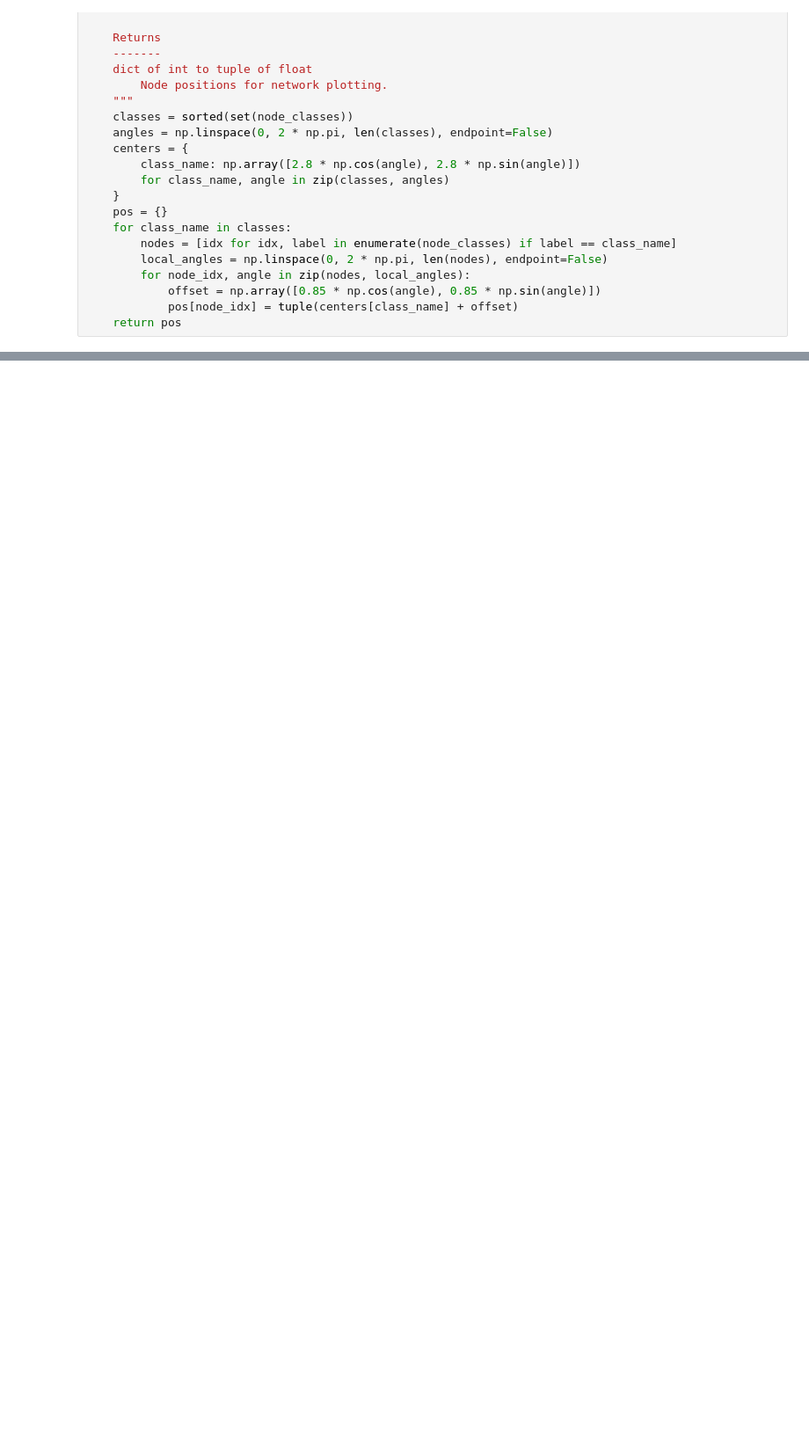
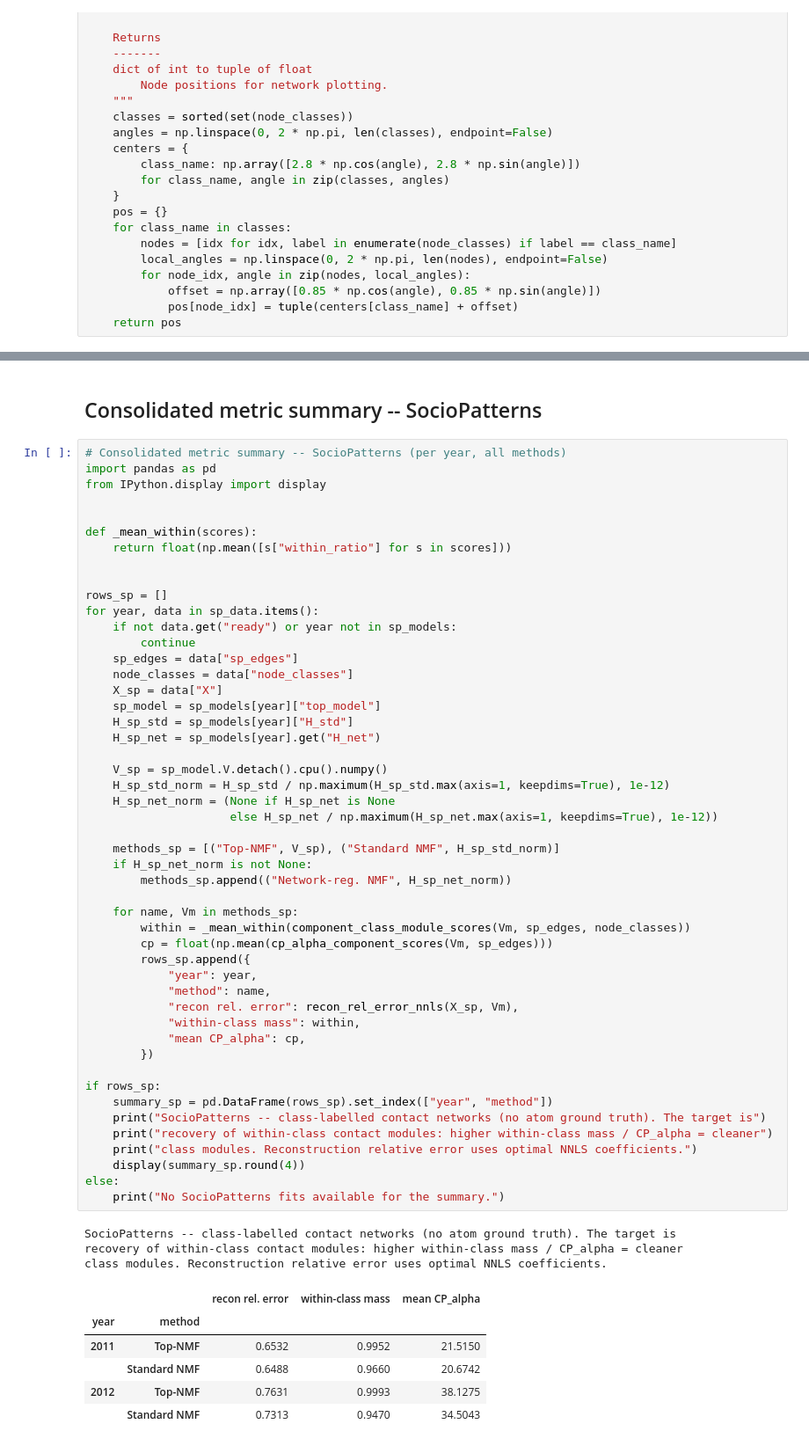
Before and after one commit to shizuo-kaji/TopNMF, a Jupyter notebook: notebook/Edge-weighted_Graph.ipynb, the cells around one changed output, grey strips where cells are left out. Shown at 88% size. Drawn from its saved outputs; the diff is of its cells as text; blank space fills up the shorter version.

```diff
--- a/notebook/Edge-weighted_Graph.ipynb
+++ b/notebook/Edge-weighted_Graph.ipynb
@@ -940,0 +1199,61 @@ SocioPatterns 2012 CP_alpha: Top-NMF mean=38.128, standard NMF mean=34.504, adva
+# %% [markdown]
+## Consolidated metric summary -- SocioPatterns
+# %%
+# Consolidated metric summary -- SocioPatterns (per year, all methods)
+import pandas as pd
+from IPython.display import display
+
+
+def _mean_within(scores):
+    return float(np.mean([s["within_ratio"] for s in scores]))
+
+
+rows_sp = []
+for year, data in sp_data.items():
+    if not data.get("ready") or year not in sp_models:
+        continue
+    sp_edges = data["sp_edges"]
+    node_classes = data["node_classes"]
+    X_sp = data["X"]
+    sp_model = sp_models[year]["top_model"]
+    H_sp_std = sp_models[year]["H_std"]
+    H_sp_net = sp_models[year].get("H_net")
+
+    V_sp = sp_model.V.detach().cpu().numpy()
+    H_sp_std_norm = H_sp_std / np.maximum(H_sp_std.max(axis=1, keepdims=True), 1e-12)
+    H_sp_net_norm = (None if H_sp_net is None
+                     else H_sp_net / np.maximum(H_sp_net.max(axis=1, keepdims=True), 1e-12))
+
+    methods_sp = [("Top-NMF", V_sp), ("Standard NMF", H_sp_std_norm)]
+    if H_sp_net_norm is not None:
+        methods_sp.append(("Network-reg. NMF", H_sp_net_norm))
+
+    for name, Vm in methods_sp:
+        within = _mean_within(component_class_module_scores(Vm, sp_edges, node_classes))
+        cp = float(np.mean(cp_alpha_component_scores(Vm, sp_edges)))
+        rows_sp.append({
+            "year": year,
+            "method": name,
+            "recon rel. error": recon_rel_error_nnls(X_sp, Vm),
+            "within-class mass": within,
+            "mean CP_alpha": cp,
+        })
+
+if rows_sp:
+    summary_sp = pd.DataFrame(rows_sp).set_index(["year", "method"])
+    print("SocioPatterns -- class-labelled contact networks (no atom ground truth). The target is")
+    print("recovery of within-class contact modules: higher within-class mass / CP_alpha = cleaner")
+    print("class modules. Reconstruction relative error uses optimal NNLS coefficients.")
+    display(summary_sp.round(4))
+else:
+    print("No SocioPatterns fits available for the summary.")
+# %% [output]
+SocioPatterns -- class-labelled contact networks (no atom ground truth). The target is
+recovery of within-class contact modules: higher within-class mass / CP_alpha = cleaner
+class modules. Reconstruction relative error uses optimal NNLS coefficients.
+|  |  | recon rel. error | within-class mass | mean CP_alpha |
+| year | method |  |  |  |
+| 2011 | Top-NMF | 0.6532 | 0.9952 | 21.5150 |
+|  | Standard NMF | 0.6488 | 0.9660 | 20.6742 |
+| 2012 | Top-NMF | 0.7631 | 0.9993 | 38.1275 |
+|  | Standard NMF | 0.7313 | 0.9470 | 34.5043 |
```
Also changed, not shown: parts of 10 cells of this notebook, 18 other files.
